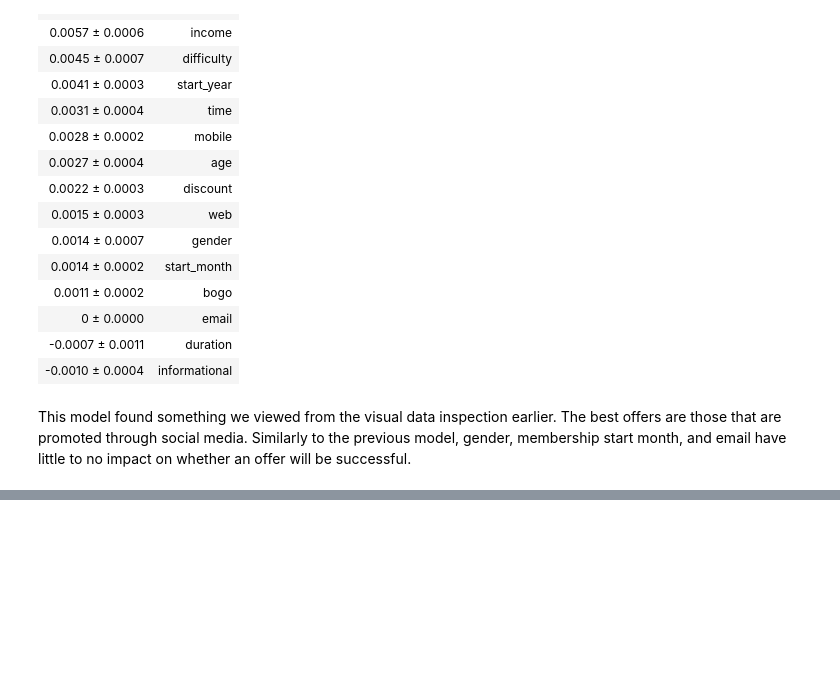
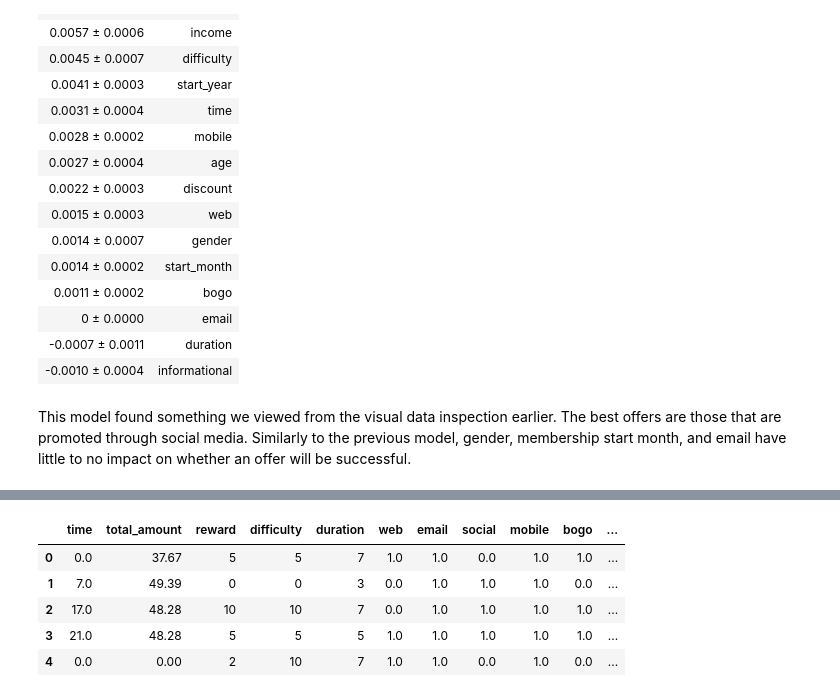
Before and after one commit to Deveorac/Starbucks_offers, a Jupyter notebook: Starbucks_Recommendations.ipynb, the cells around one changed output, grey strips where cells are left out. Drawn from its saved outputs; the diff is of its cells as text; code cells hidden in the pictures; blank space fills up the shorter version.

```diff
--- a/Starbucks_Recommendations.ipynb
+++ b/Starbucks_Recommendations.ipynb
@@ -950,0 +1011,9 @@ This model found something we viewed from the visual data inspection earlier. Th
+# %%
+features.head()
+# %% [output]
+|  | time | total_amount | reward | difficulty | duration | web | email | social | mobile | bogo | ... |
+| 0 | 0.0 | 37.67 | 5 | 5 | 7 | 1.0 | 1.0 | 0.0 | 1.0 | 1.0 | ... |
+| 1 | 7.0 | 49.39 | 0 | 0 | 3 | 0.0 | 1.0 | 1.0 | 1.0 | 0.0 | ... |
+| 2 | 17.0 | 48.28 | 10 | 10 | 7 | 0.0 | 1.0 | 1.0 | 1.0 | 1.0 | ... |
+| 3 | 21.0 | 48.28 | 5 | 5 | 5 | 1.0 | 1.0 | 1.0 | 1.0 | 1.0 | ... |
+| 4 | 0.0 | 0.00 | 2 | 10 | 7 | 1.0 | 1.0 | 0.0 | 1.0 | 0.0 | ... |
```
Also changed, not shown: parts of 9 cells of this notebook.
